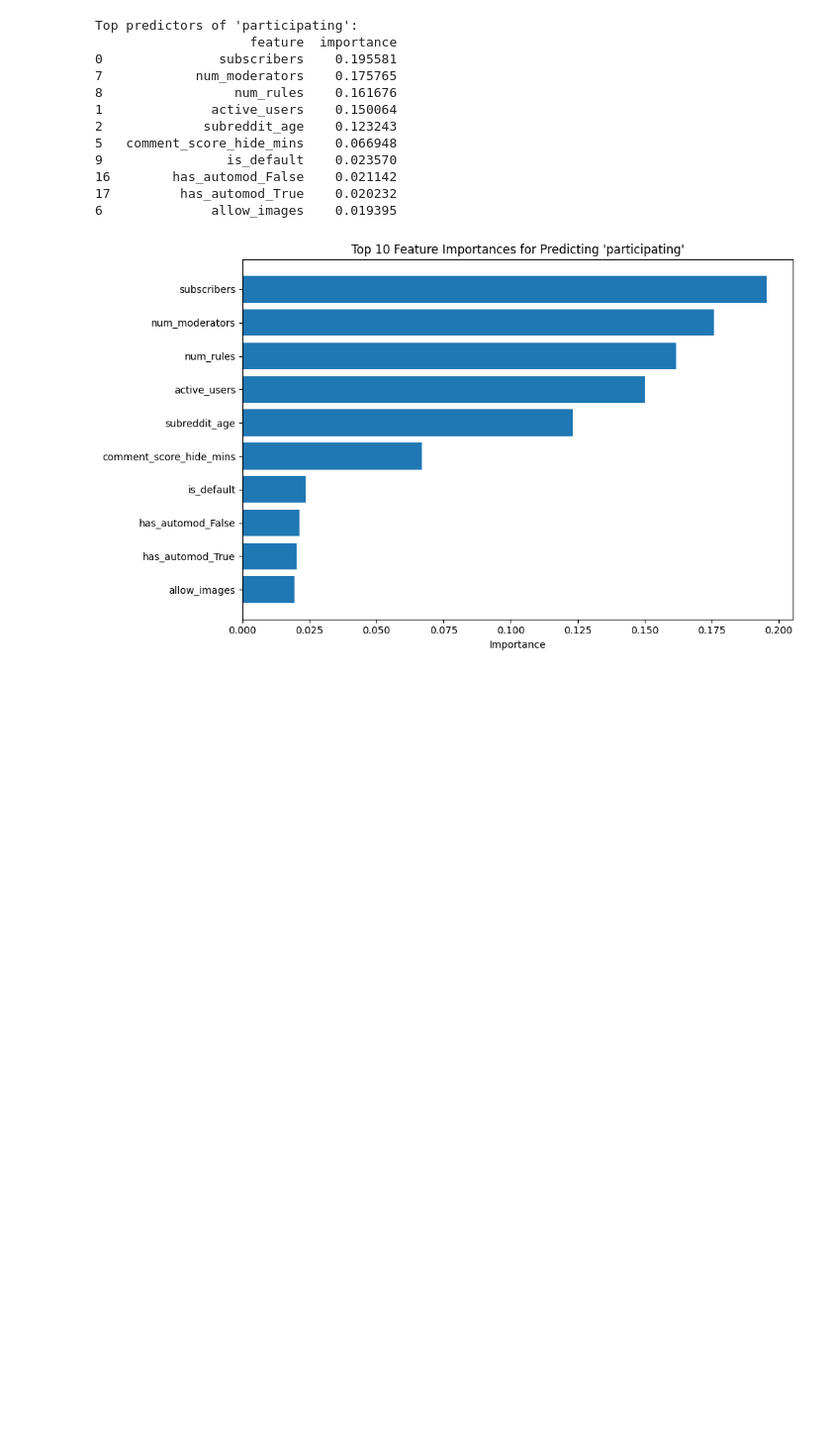
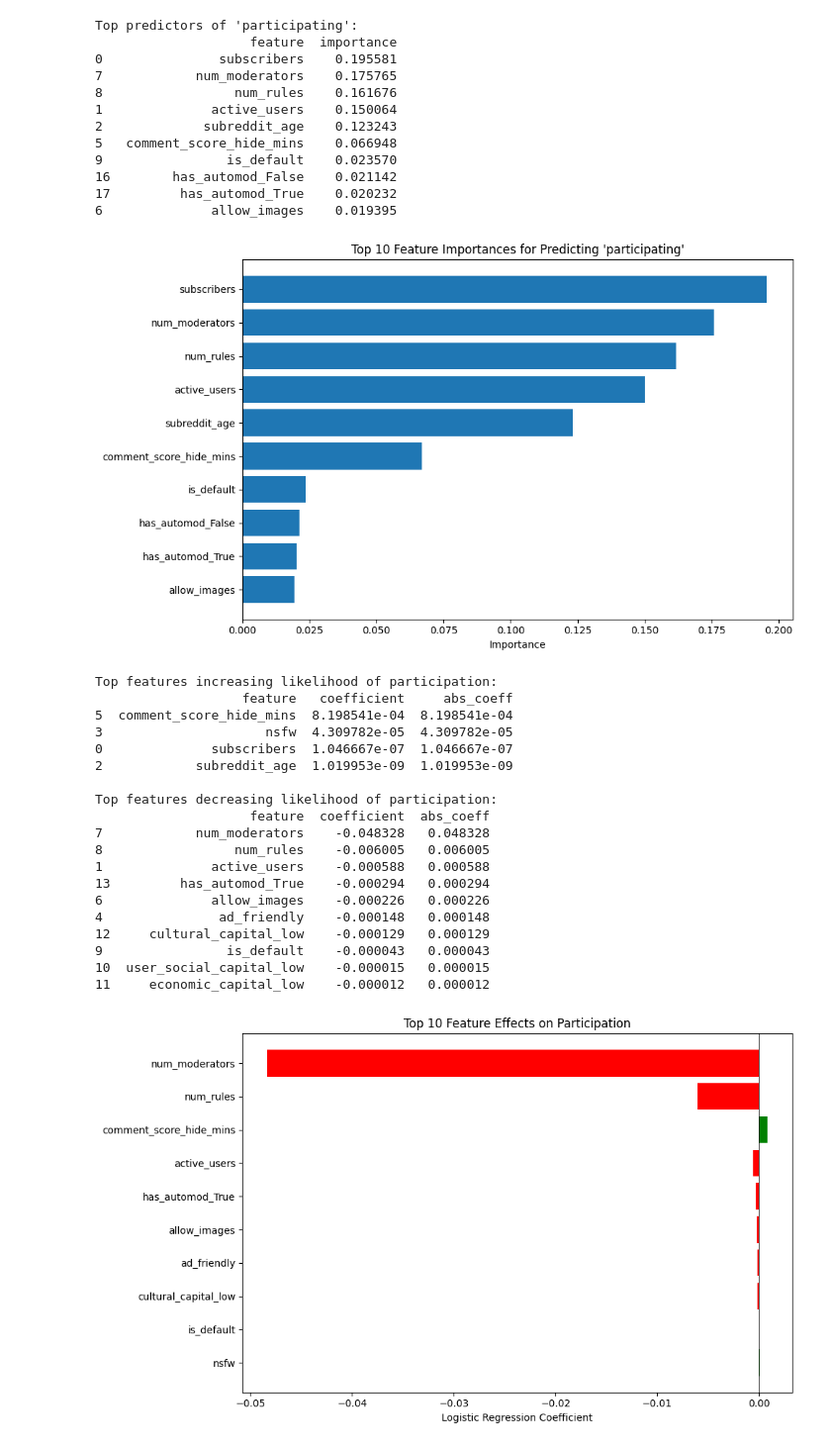
Before and after one commit to Preethi1609/CS6474, a Jupyter notebook: features/predictors.ipynb, the cells around one changed output. Shown at 99% size. Cells and saved outputs as stored; diff of their text form; code cells hidden in the pictures; blank space fills up the shorter version.

Commit message:
update predictors

```diff
--- a/features/predictors.ipynb
+++ b/features/predictors.ipynb
@@ -60,3 +60,80 @@ Top predictors of 'participating':
 17         has_automod_True    0.020232
 6              allow_images    0.019395
 [figure]
+# %%
+import json
+import pandas as pd
+from sklearn.linear_model import LogisticRegression
+from sklearn.model_selection import train_test_split
+import matplotlib.pyplot as plt
+
+# Load dataset
+with open("/Users/preethi/Documents/Spring25/SC/SCProject/CS6474/features/final_all.json", "r") as f:
+    data = json.load(f)
+
+# Convert to DataFrame
+df = pd.DataFrame(data)
+
+# Separate target variable
+y = df["participating"]
+
+# Drop non-predictive or identifier columns
+X = df.drop(columns=["name", "title", "description", "participating"])
+
+# One-hot encode categorical columns
+X = pd.get_dummies(X, drop_first=True)
+X = X.fillna(0)
+
+# Split data
+X_train, X_test, y_train, y_test = train_test_split(X, y, test_size=0.2, random_state=42)
+
+# Fit logistic regression
+model = LogisticRegression(max_iter=1000)
+model.fit(X_train, y_train)
+
+# Extract coefficients
+coefficients = model.coef_[0]
+feature_names = X.columns
+coef_df = pd.DataFrame({"feature": feature_names, "coefficient": coefficients})
+coef_df["abs_coeff"] = coef_df["coefficient"].abs()
+coef_df = coef_df.sort_values("abs_coeff", ascending=False)
+
+# Print top positive and negative predictors
+print("Top features increasing likelihood of participation:")
+print(coef_df[coef_df["coefficient"] > 0].head(10))
+
+print("\nTop features decreasing likelihood of participation:")
+print(coef_df[coef_df["coefficient"] < 0].head(10))
+
+# Optional: visualize top coefficients
+top_n = 10
+plt.figure(figsize=(10, 6))
+top_features = coef_df.head(top_n)
+colors = ['green' if c > 0 else 'red' for c in top_features["coefficient"]]
+plt.barh(top_features["feature"][::-1], top_features["coefficient"][::-1], color=colors[::-1])
+plt.axvline(0, color='black', linewidth=0.5)
+plt.xlabel("Logistic Regression Coefficient")
+plt.title(f"Top {top_n} Feature Effects on Participation")
+plt.tight_layout()
+plt.show()
+# %% [output]
+Top features increasing likelihood of participation:
+                   feature   coefficient     abs_coeff
+5  comment_score_hide_mins  8.198541e-04  8.198541e-04
+3                     nsfw  4.309782e-05  4.309782e-05
+0              subscribers  1.046667e-07  1.046667e-07
+2            subreddit_age  1.019953e-09  1.019953e-09
+
+Top features decreasing likelihood of participation:
+                    feature  coefficient  abs_coeff
+7            num_moderators    -0.048328   0.048328
+8                 num_rules    -0.006005   0.006005
+1              active_users    -0.000588   0.000588
+13         has_automod_True    -0.000294   0.000294
+6              allow_images    -0.000226   0.000226
+4               ad_friendly    -0.000148   0.000148
+12     cultural_capital_low    -0.000129   0.000129
+9                is_default    -0.000043   0.000043
+10  user_social_capital_low    -0.000015   0.000015
+11     economic_capital_low    -0.000012   0.000012
+[figure, added]
```
